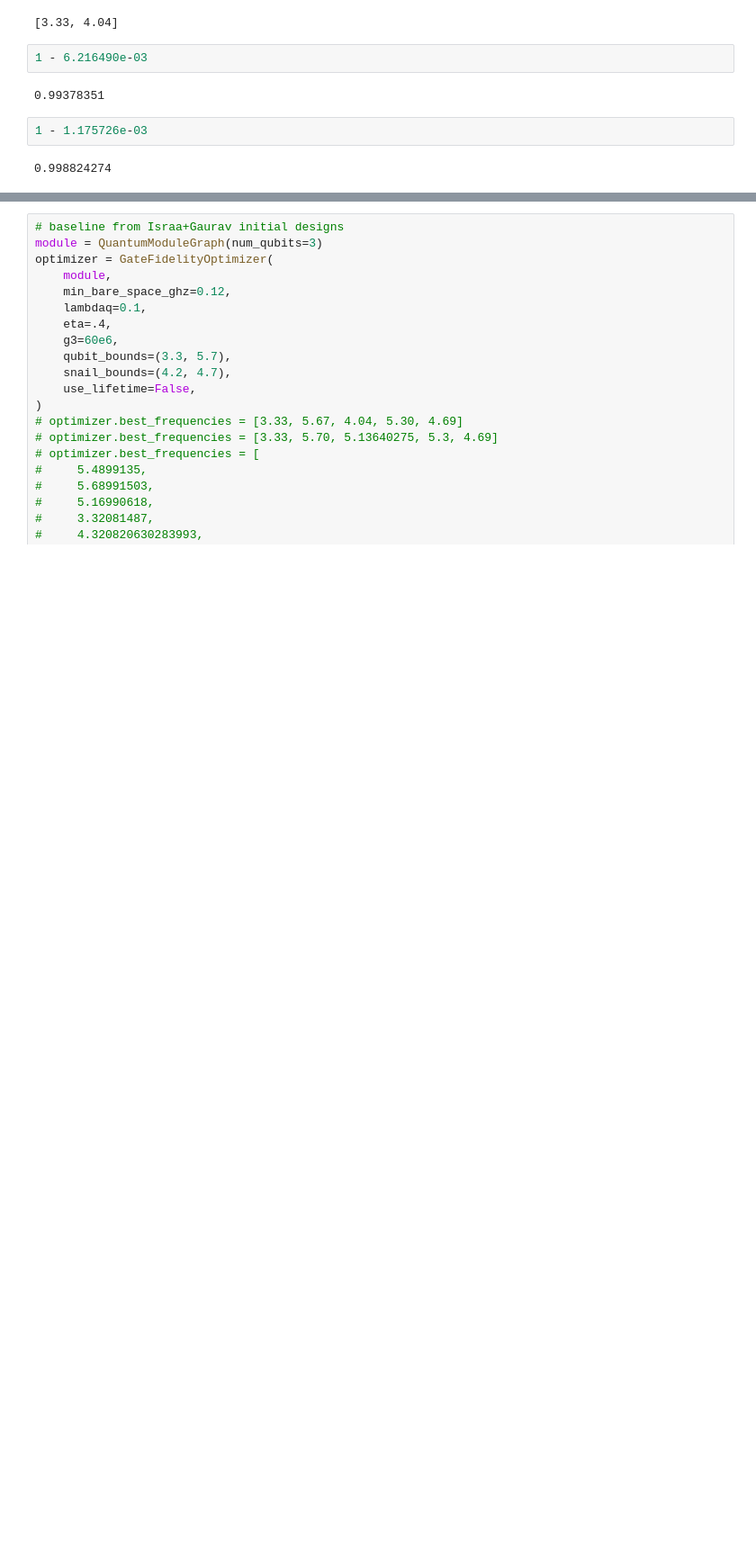
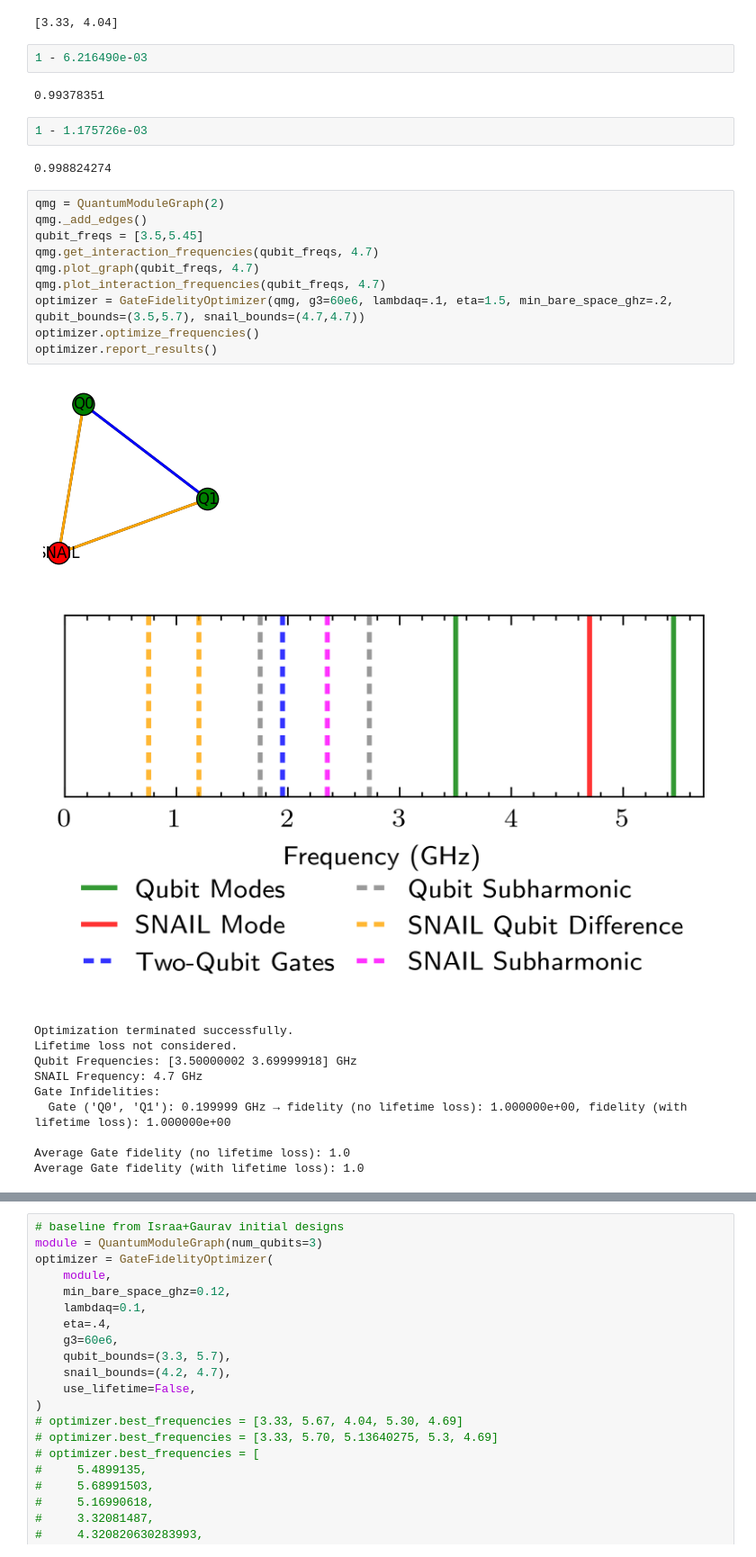
Before and after one commit to Wrn13/qutrit-crowding, a Jupyter notebook: src/notebooks/07_numerics.ipynb, the cells around one changed output, grey strips where cells are left out. Shown at 90% size. Drawn from its saved outputs; the diff is of its cells as text; blank space fills up the shorter version.

Commit message:
WIP bare plot added

```diff
--- a/src/notebooks/07_numerics.ipynb
+++ b/src/notebooks/07_numerics.ipynb
@@ -25,3 +25,25 @@ import matplotlib.pyplot as plt
 1 - 1.175726e-03
 # %% [output]
 0.998824274
+# %%
+qmg = QuantumModuleGraph(2)
+qmg._add_edges()
+qubit_freqs = [3.5,5.45]
+qmg.get_interaction_frequencies(qubit_freqs, 4.7)
+qmg.plot_graph(qubit_freqs, 4.7)
+qmg.plot_interaction_frequencies(qubit_freqs, 4.7)
+optimizer = GateFidelityOptimizer(qmg, g3=60e6, lambdaq=.1, eta=1.5, min_bare_space_ghz=.2, qubit_bounds=(3.5,5.7), snail_bounds=(4.7,4.7))
+optimizer.optimize_frequencies()
+optimizer.report_results()
+# %% [output]
+[figure, added]
+[figure, added]
+Optimization terminated successfully.
+Lifetime loss not considered.
+Qubit Frequencies: [3.50000002 3.69999918] GHz
+SNAIL Frequency: 4.7 GHz
+Gate Infidelities:
+  Gate ('Q0', 'Q1'): 0.199999 GHz → fidelity (no lifetime loss): 1.000000e+00, fidelity (with lifetime loss): 1.000000e+00
+
+Average Gate fidelity (no lifetime loss): 1.0
+Average Gate fidelity (with lifetime loss): 1.0
```
Also changed, not shown: parts of 2 cells of this notebook, 3 other files.
